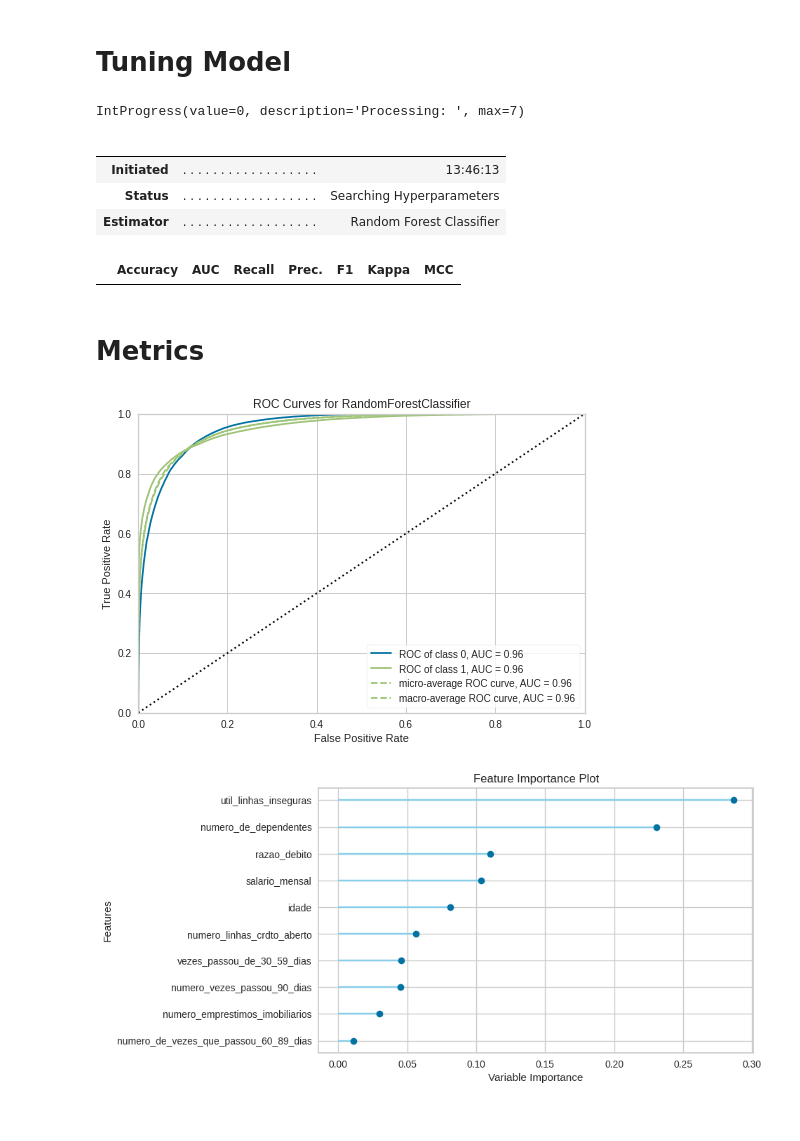
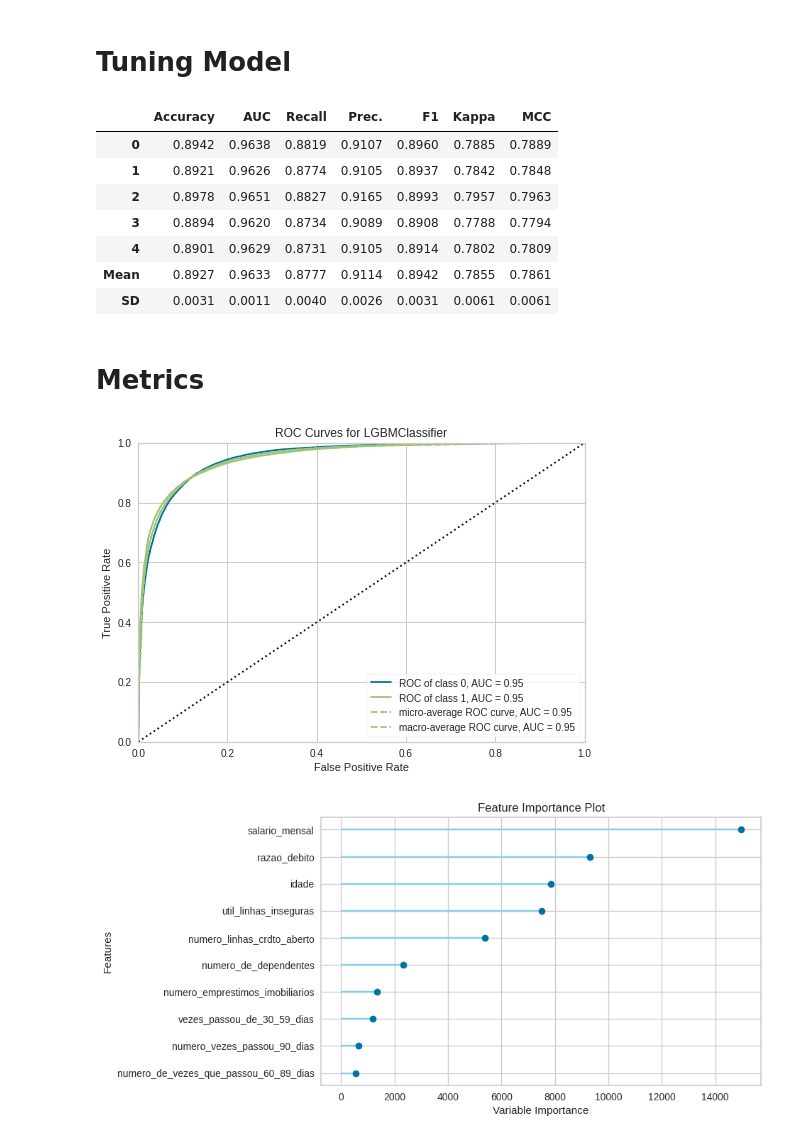
Before and after one commit to MaksonViini/Credit-Risc, a Jupyter notebook: pycaret_data_transform.ipynb, the cells around one changed output. Cells and saved outputs as stored; diff of their text form; code cells hidden in the pictures.

Commit message:
Aplicando SMOTE com pycaret e tunando modelo

```diff
--- a/pycaret_data_transform.ipynb
+++ b/pycaret_data_transform.ipynb
@@ -100,6 +100,6 @@ best_models = compare_models(fold=5)
 # %% [markdown]
 # Create Model
 # %%
-model = create_model('rf', fold=5)
+model = create_model('lightgbm', fold=5)
 # %% [output]
 |  | Accuracy | AUC | Recall | Prec. | F1 | Kappa | MCC |
@@ -113,23 +113,24 @@ model = create_model('rf', fold=5)
 # %% [markdown]
 # Tuning Model
 # %%
-tuned_clf = tune_model(model, n_iter=5, search_library='scikit-optimize', fold=5)
+tuned_lgbm = tune_model(model, n_iter=5, search_library='scikit-optimize', fold=5)
 # %% [output]
-IntProgress(value=0, description='Processing: ', max=7)
-|  |  |  |
-|  |  |  |
-| Initiated | . . . . . . . . . . . . . . . . . . | 13:46:13 |
-| Status | . . . . . . . . . . . . . . . . . . | Searching Hyperparameters |
-| Estimator | . . . . . . . . . . . . . . . . . . | Random Forest Classifier |
+|  | Accuracy | AUC | Recall | Prec. | F1 | Kappa | MCC |
+| 0 | 0.8942 | 0.9638 | 0.8819 | 0.9107 | 0.8960 | 0.7885 | 0.7889 |
+| 1 | 0.8921 | 0.9626 | 0.8774 | 0.9105 | 0.8937 | 0.7842 | 0.7848 |
+| 2 | 0.8978 | 0.9651 | 0.8827 | 0.9165 | 0.8993 | 0.7957 | 0.7963 |
+| 3 | 0.8894 | 0.9620 | 0.8734 | 0.9089 | 0.8908 | 0.7788 | 0.7794 |
+| 4 | 0.8901 | 0.9629 | 0.8731 | 0.9105 | 0.8914 | 0.7802 | 0.7809 |
+| Mean | 0.8927 | 0.9633 | 0.8777 | 0.9114 | 0.8942 | 0.7855 | 0.7861 |
+| SD | 0.0031 | 0.0011 | 0.0040 | 0.0026 | 0.0031 | 0.0061 | 0.0061 |
-|  | Accuracy | AUC | Recall | Prec. | F1 | Kappa | MCC |
 # %% [markdown]
 # Metrics
 # %%
-plot_model(model, plot='auc')
+plot_model(tuned_lgbm, plot='auc')
 # %% [output]
-[figure, old version]
+[figure, new version]
 # %%
-plot_model(model, plot='feature')
+plot_model(tuned_lgbm, plot='feature')
 # %% [output]
-[figure, old version]
+[figure, new version]
 # %%
```
Also changed, not shown: parts of 9 cells of this notebook, 1 other file.
